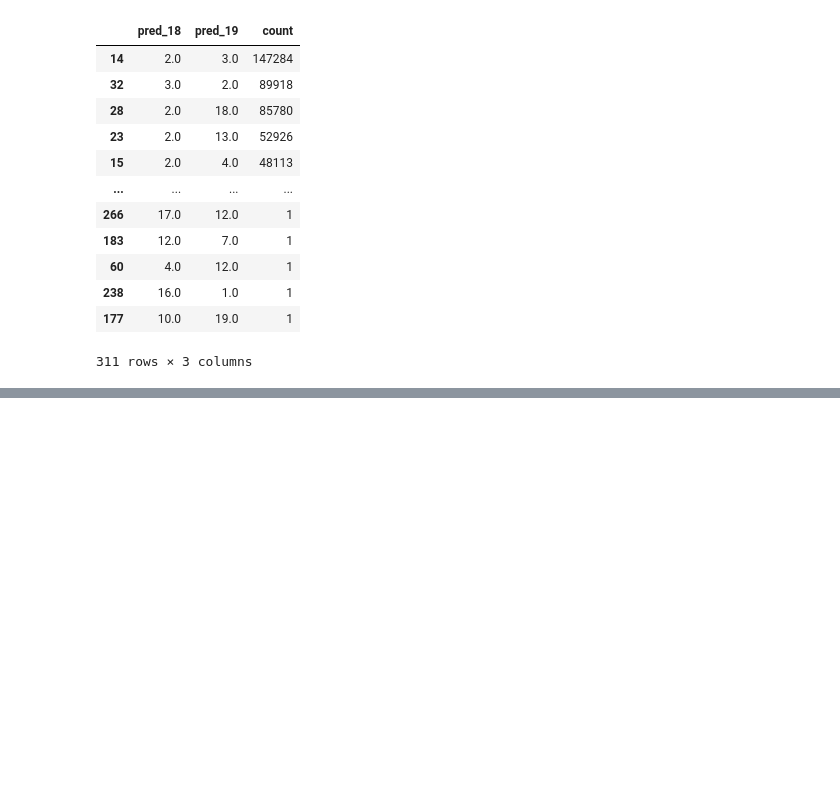
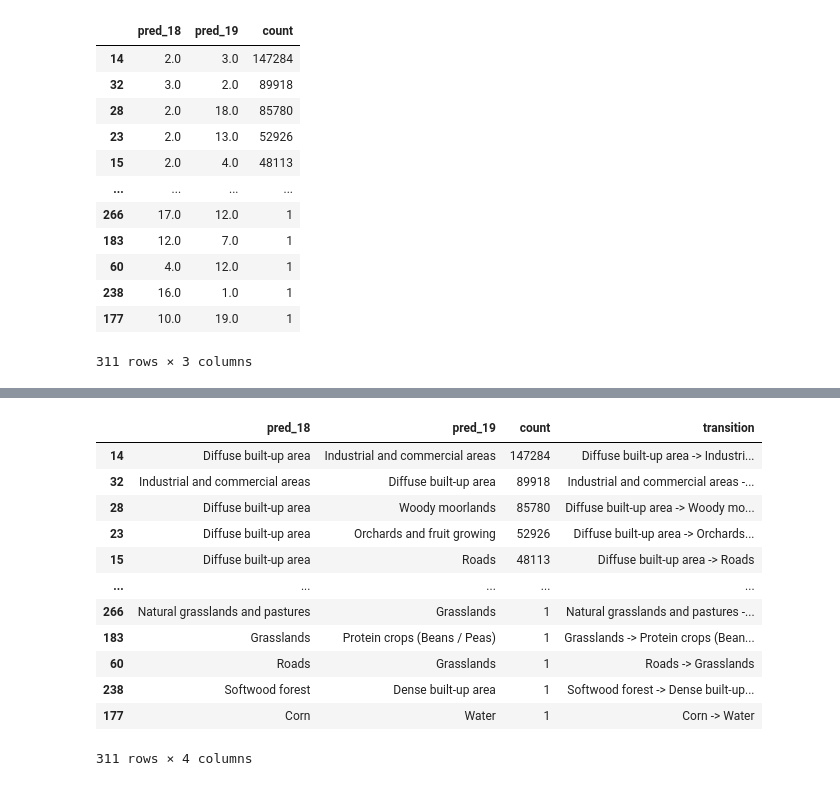
Before and after one commit to Arioluwa/DeepChange, a Jupyter notebook: RF_model/dev.ipynb, the cells around one changed output, grey strips where cells are left out. Saved outputs shown, nothing was run; the diff lists cells and outputs as text; code cells hidden in the pictures; blank space fills up the shorter version.

```diff
--- a/RF_model/dev.ipynb
+++ b/RF_model/dev.ipynb
@@ -340,0 +193,17 @@ True
+# %%
+err_df.drop('Unnamed: 0', axis=1, inplace=True)
+err_df
+# %% [output]
+|  | pred_18 | pred_19 | count | transition |
+| 14 | Diffuse built-up area | Industrial and commercial areas | 147284 | Diffuse built-up area -> Industri... |
+| 32 | Industrial and commercial areas | Diffuse built-up area | 89918 | Industrial and commercial areas -... |
+| 28 | Diffuse built-up area | Woody moorlands | 85780 | Diffuse built-up area -> Woody mo... |
+| 23 | Diffuse built-up area | Orchards and fruit growing | 52926 | Diffuse built-up area -> Orchards... |
+| 15 | Diffuse built-up area | Roads | 48113 | Diffuse built-up area -> Roads |
+| ... | ... | ... | ... | ... |
+| 266 | Natural grasslands and pastures | Grasslands | 1 | Natural grasslands and pastures -... |
+| 183 | Grasslands | Protein crops (Beans / Peas) | 1 | Grasslands -> Protein crops (Bean... |
+| 60 | Roads | Grasslands | 1 | Roads -> Grasslands |
+| 238 | Softwood forest | Dense built-up area | 1 | Softwood forest -> Dense built-up... |
+| 177 | Corn | Water | 1 | Corn -> Water |
+311 rows × 4 columns
```
Also changed, not shown: parts of 22 cells of this notebook, 3 other files.
